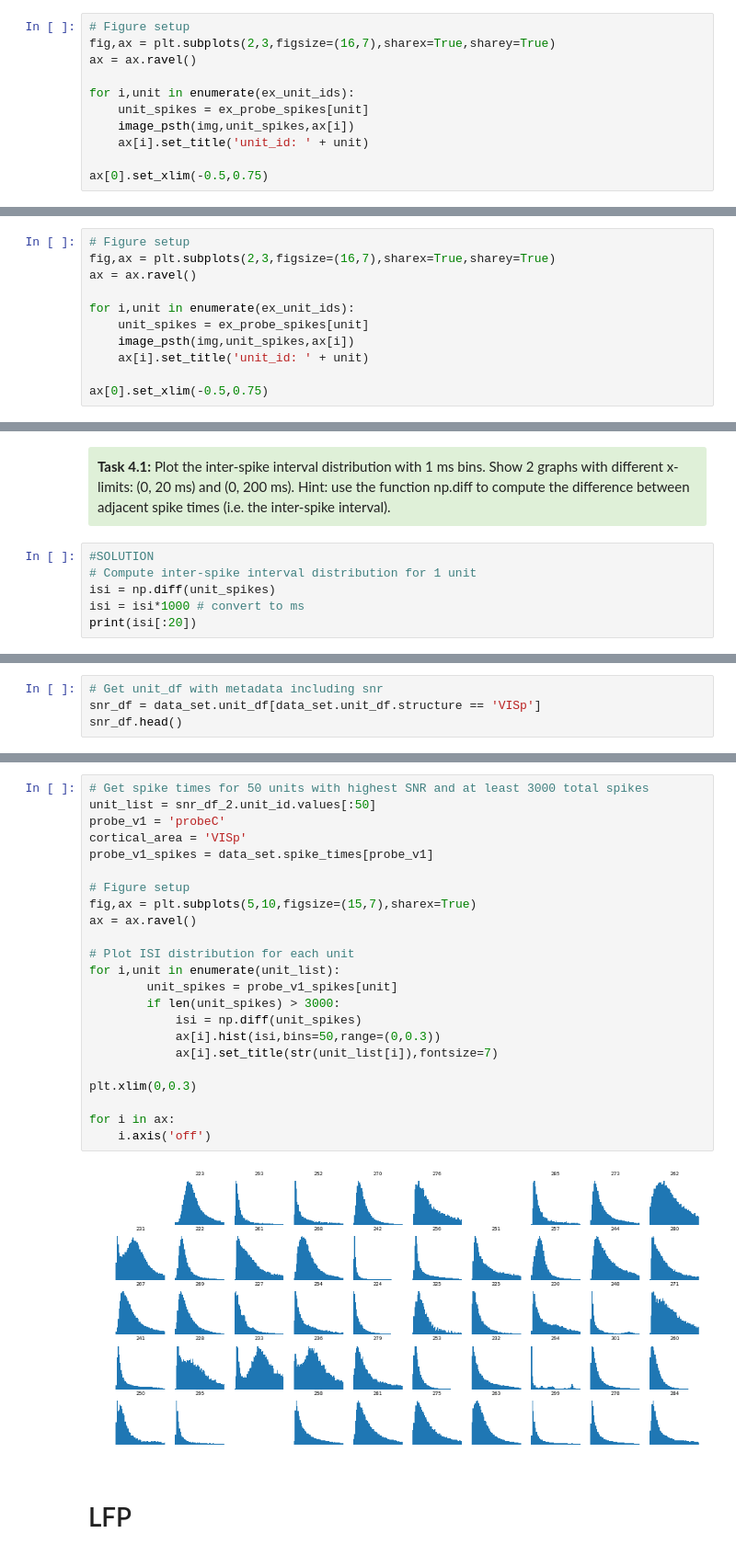
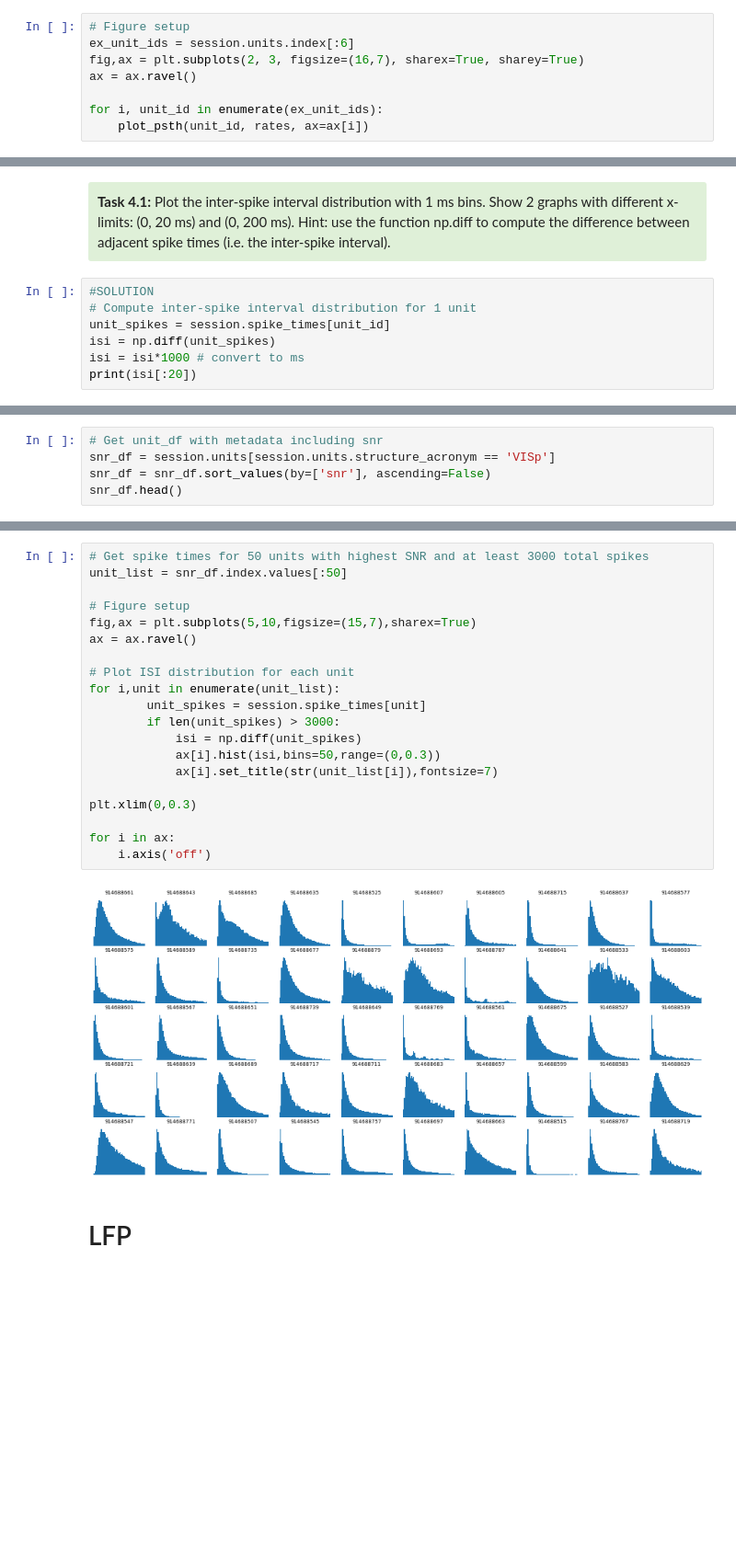
Before and after one commit to AllenInstitute/SWDB_2019, a Jupyter notebook: DynamicBrain/ecephys_files/Neuropixels_exercises.ipynb, the cells around one changed output, grey strips where cells are left out. Shown at 92% size. Saved outputs shown, nothing was run; the diff lists cells and outputs as text; blank space fills up the shorter version.

```diff
--- a/DynamicBrain/ecephys_files/Neuropixels_exercises.ipynb
+++ b/DynamicBrain/ecephys_files/Neuropixels_exercises.ipynb
@@ -161,12 +143,9 @@ def image_psth(img,unit_spikes,ax=[]):
 # %%
 # Figure setup
-fig,ax = plt.subplots(2,3,figsize=(16,7),sharex=True,sharey=True)
+ex_unit_ids = session.units.index[:6]
+fig,ax = plt.subplots(2, 3, figsize=(16,7), sharex=True, sharey=True)
 ax = ax.ravel()
 
-for i,unit in enumerate(ex_unit_ids):
-    unit_spikes = ex_probe_spikes[unit]
-    image_psth(img,unit_spikes,ax[i])
-    ax[i].set_title('unit_id: ' + unit)
-
-ax[0].set_xlim(-0.5,0.75)
+for i, unit_id in enumerate(ex_unit_ids):
+    plot_psth(unit_id, rates, ax=ax[i])
 # %% [output]
@@ -231,11 +152,0 @@ def image_psth(img,unit_spikes,ax=[]):
-# %%
-# Figure setup
-fig,ax = plt.subplots(2,3,figsize=(16,7),sharex=True,sharey=True)
-ax = ax.ravel()
-
-for i,unit in enumerate(ex_unit_ids):
-    unit_spikes = ex_probe_spikes[unit]
-    image_psth(img,unit_spikes,ax[i])
-    ax[i].set_title('unit_id: ' + unit)
-
-ax[0].set_xlim(-0.5,0.75)
@@ -317,6 +222,7 @@ Hint: use the function np.diff to compute the difference between adjacent spike
 # %%
 #SOLUTION
 # Compute inter-spike interval distribution for 1 unit
+unit_spikes = session.spike_times[unit_id]
 isi = np.diff(unit_spikes)
 isi = isi*1000 # convert to ms
 print(isi[:20])
@@ -339,5 +246,6 @@ plt.show()
 # %%
 # Get unit_df with metadata including snr
-snr_df = data_set.unit_df[data_set.unit_df.structure == 'VISp']
+snr_df = session.units[session.units.structure_acronym == 'VISp']
+snr_df = snr_df.sort_values(by=['snr'], ascending=False)
 snr_df.head()
 # %% [output]
@@ -361,28 +260,25 @@ snr_df_2.head()
 # %%
 # Get spike times for 50 units with highest SNR and at least 3000 total spikes
-unit_list = snr_df_2.unit_id.values[:50]
-probe_v1 = 'probeC'
-cortical_area = 'VISp'
-probe_v1_spikes = data_set.spike_times[probe_v1]
+unit_list = snr_df.index.values[:50]
 
 # Figure setup
 fig,ax = plt.subplots(5,10,figsize=(15,7),sharex=True)
 ax = ax.ravel()
 
 # Plot ISI distribution for each unit
 for i,unit in enumerate(unit_list):
-        unit_spikes = probe_v1_spikes[unit]
+        unit_spikes = session.spike_times[unit]
         if len(unit_spikes) > 3000:
             isi = np.diff(unit_spikes)
             ax[i].hist(isi,bins=50,range=(0,0.3))
             ax[i].set_title(str(unit_list[i]),fontsize=7)
 
 plt.xlim(0,0.3)
 
 for i in ax:
     i.axis('off')
 # %% [output]
-[figure, old version]
+[figure, new version]
 # %% [markdown]
 # LFP
 # %% [markdown]
```
Also changed, not shown: parts of 18 cells of this notebook.
